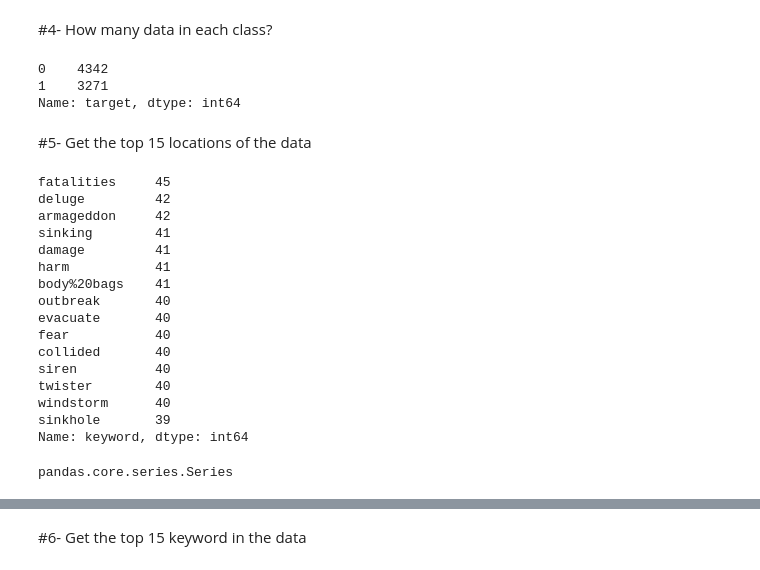
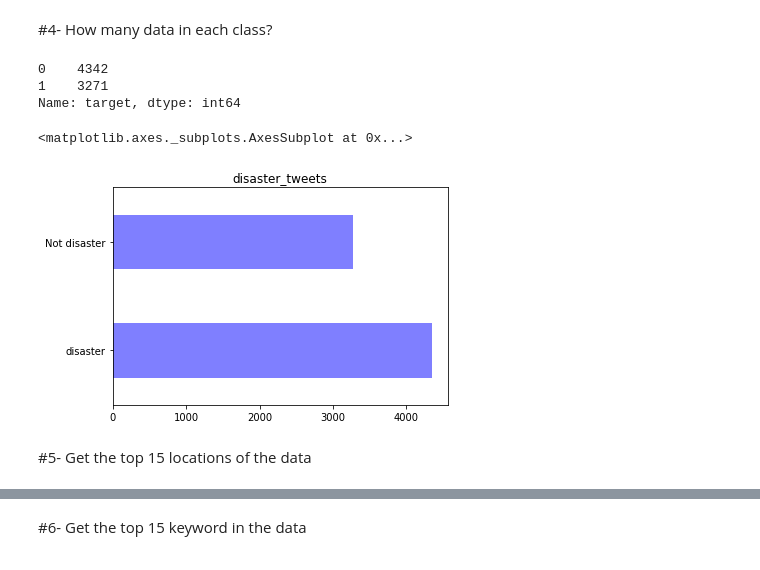
Before and after one commit to menaahmed22/Predicting-disaster-tweets-using-LSTM, a Jupyter notebook: Predicting disaster tweets using LSTM/LSTM_project.ipynb, the cells around one changed output, grey strips where cells are left out. Cells and saved outputs as stored; diff of their text form; code cells hidden in the pictures.

```diff
--- a/Predicting disaster tweets using LSTM/LSTM_project.ipynb
+++ b/Predicting disaster tweets using LSTM/LSTM_project.ipynb
@@ -112,36 +109,17 @@ target      0.000000
 dtype: float64
 # %% [markdown]
 #4- How many data in each class?
-# %%
-count_data=data["target"].value_counts()
-print(count_data)
-# %% [output]
-0    4342
-1    3271
-Name: target, dtype: int64
+# %%
+#comparsion between of disaster tweets and not disaster disaster
+disaster_tweets=data["target"].value_counts() # to get count of each class
+print(disaster_tweets)
+disaster_tweets.index=["disaster","Not disaster"]
+disaster_tweets.plot(kind='barh', color="blue", alpha=0.5, title="disaster_tweets")
+# %% [output]
+0    4342
+1    3271
+Name: target, dtype: int64
+<matplotlib.axes._subplots.AxesSubplot at 0x...>
+[figure, added]
 # %% [markdown]
 #5- Get the top 15 locations of the data
-# %%
-keyword_freq=data["keyword"].value_counts().head(15)
-print(keyword_freq)
-# %% [output]
-fatalities     45
-deluge         42
-armageddon     42
-sinking        41
-damage         41
-harm           41
-body%20bags    41
-outbreak       40
-evacuate       40
-fear           40
-collided       40
-siren          40
-twister        40
-windstorm      40
-sinkhole       39
-Name: keyword, dtype: int64
-# %%
-type(count_data)
-# %% [output]
-pandas.core.series.Series
```
Also changed, not shown: parts of 30 cells of this notebook, 1 other file.
